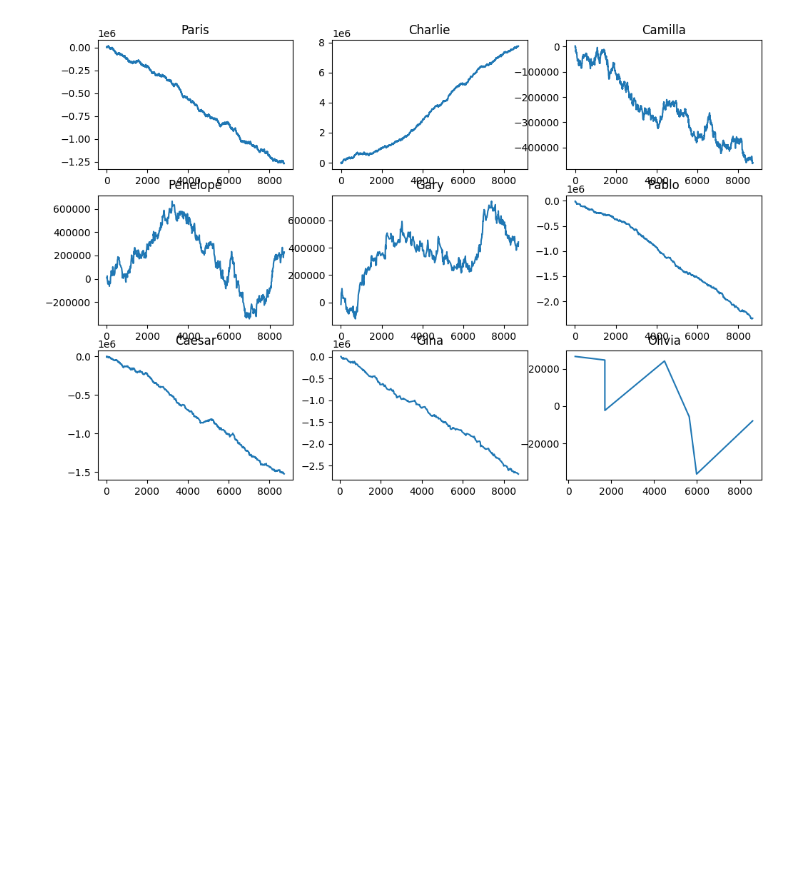
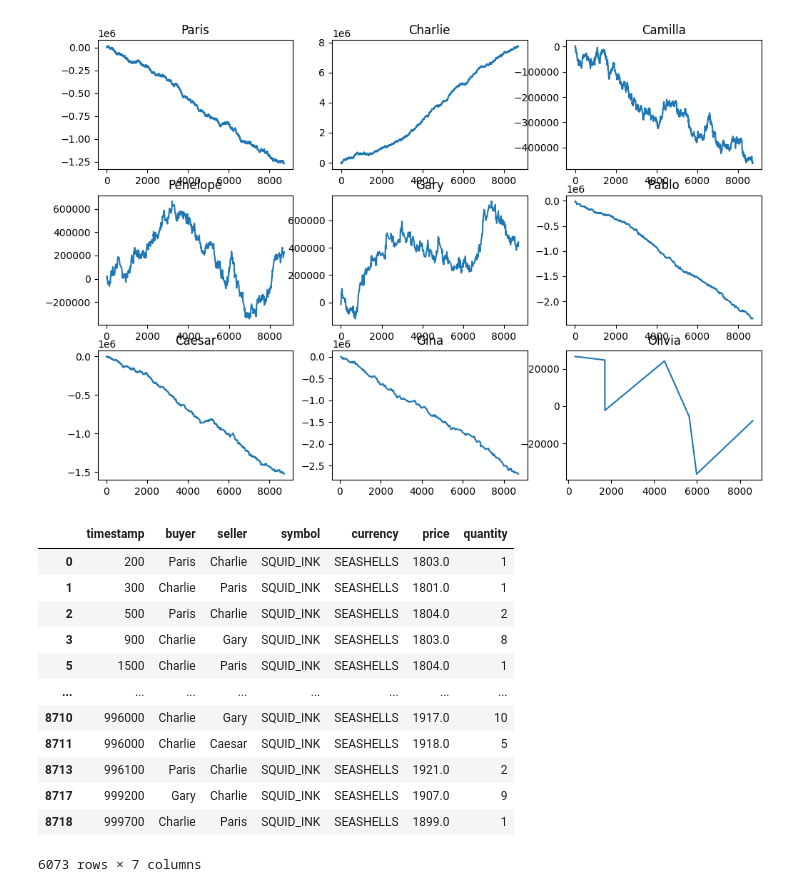
Before and after one commit to aemilani/imc-prosperity-3, a Jupyter notebook: notebooks/ink.ipynb, the cells around one changed output. Drawn from its saved outputs; the diff is of its cells as text; code cells hidden in the pictures; blank space fills up the shorter version.

```diff
--- a/notebooks/ink.ipynb
+++ b/notebooks/ink.ipynb
@@ -589,3 +592,19 @@ for bot, ax in zip(bots, axes.flat):
 plt.show()
 # %% [output]
 [figure]
+# %%
+trades[(trades['buyer'] == 'Charlie') | (trades['seller'] == 'Charlie')]
+# %% [output]
+|  | timestamp | buyer | seller | symbol | currency | price | quantity |
+| 0 | 200 | Paris | Charlie | SQUID_INK | SEASHELLS | 1803.0 | 1 |
+| 1 | 300 | Charlie | Paris | SQUID_INK | SEASHELLS | 1801.0 | 1 |
+| 2 | 500 | Paris | Charlie | SQUID_INK | SEASHELLS | 1804.0 | 2 |
+| 3 | 900 | Charlie | Gary | SQUID_INK | SEASHELLS | 1803.0 | 8 |
+| 5 | 1500 | Charlie | Paris | SQUID_INK | SEASHELLS | 1804.0 | 1 |
+| ... | ... | ... | ... | ... | ... | ... | ... |
+| 8710 | 996000 | Charlie | Gary | SQUID_INK | SEASHELLS | 1917.0 | 10 |
+| 8711 | 996000 | Charlie | Caesar | SQUID_INK | SEASHELLS | 1918.0 | 5 |
+| 8713 | 996100 | Paris | Charlie | SQUID_INK | SEASHELLS | 1921.0 | 2 |
+| 8717 | 999200 | Gary | Charlie | SQUID_INK | SEASHELLS | 1907.0 | 9 |
+| 8718 | 999700 | Charlie | Paris | SQUID_INK | SEASHELLS | 1899.0 | 1 |
+6073 rows × 7 columns
```
Also changed, not shown: parts of 1 cell of this notebook, 2 other files.
